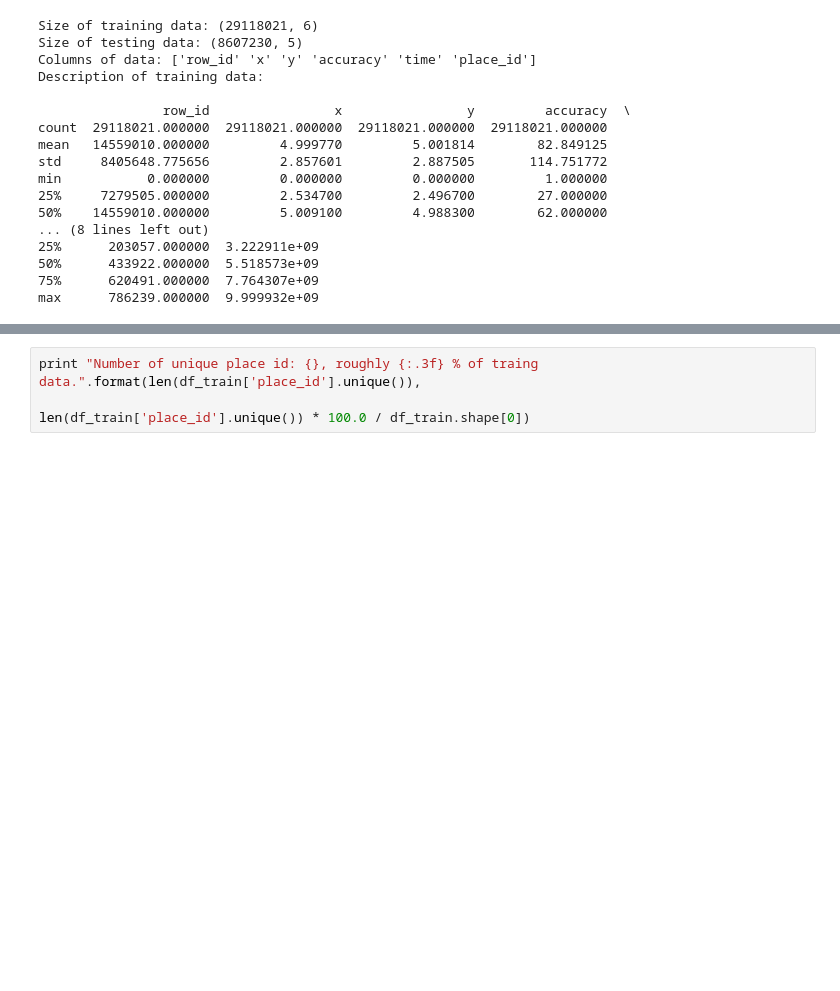
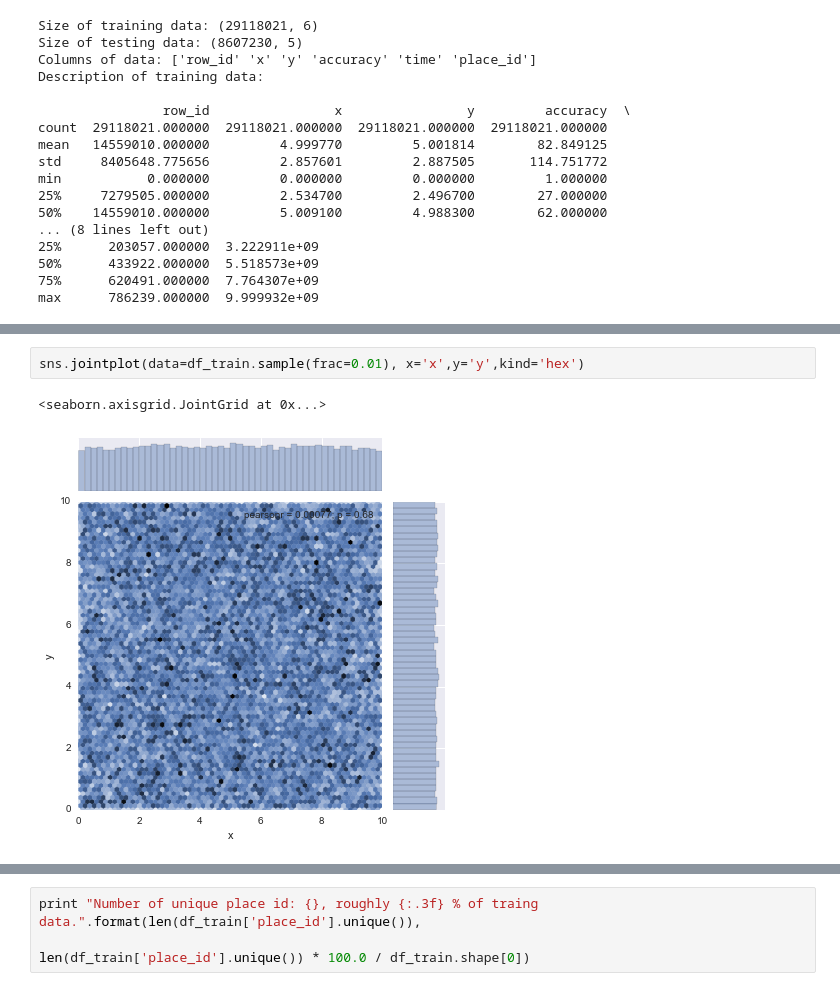
Before and after one commit to YungChunLu/MLND.Project5, a Jupyter notebook: Developing.ipynb, the cells around one changed output, grey strips where cells are left out. Cells and saved outputs as stored; diff of their text form; blank space fills up the shorter version.

```diff
--- a/Developing.ipynb
+++ b/Developing.ipynb
@@ -77,0 +82,5 @@ max      786239.000000  9.999932e+09
+# %%
+sns.jointplot(data=df_train.sample(frac=0.01), x='x',y='y',kind='hex')
+# %% [output]
+<seaborn.axisgrid.JointGrid at 0x...>
+[figure, added]
```
Also changed, not shown: parts of 25 cells of this notebook.
